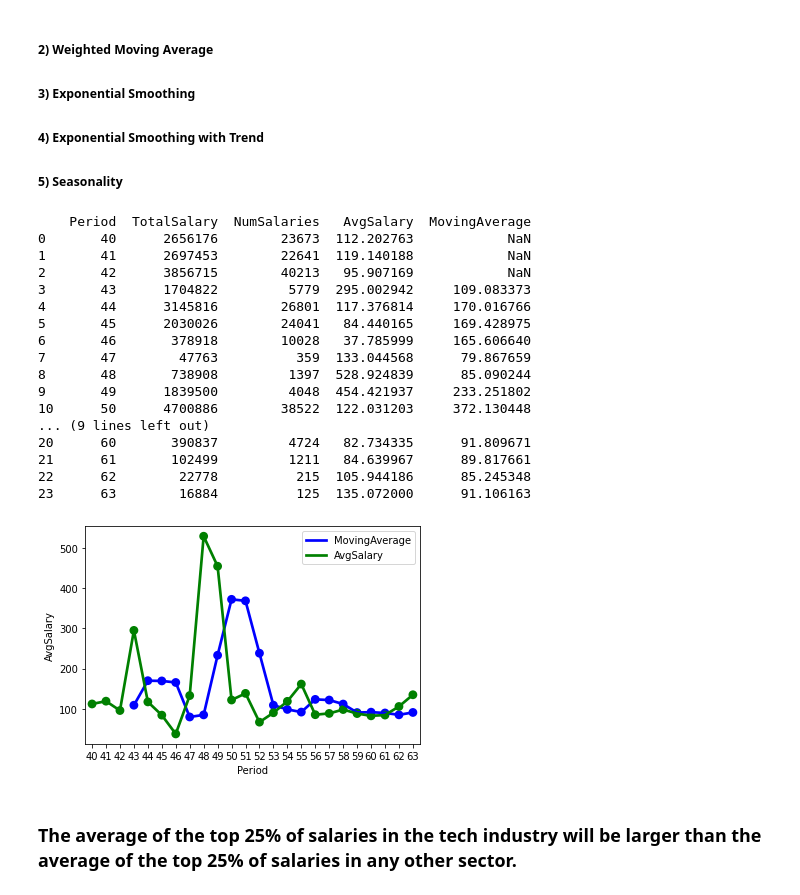
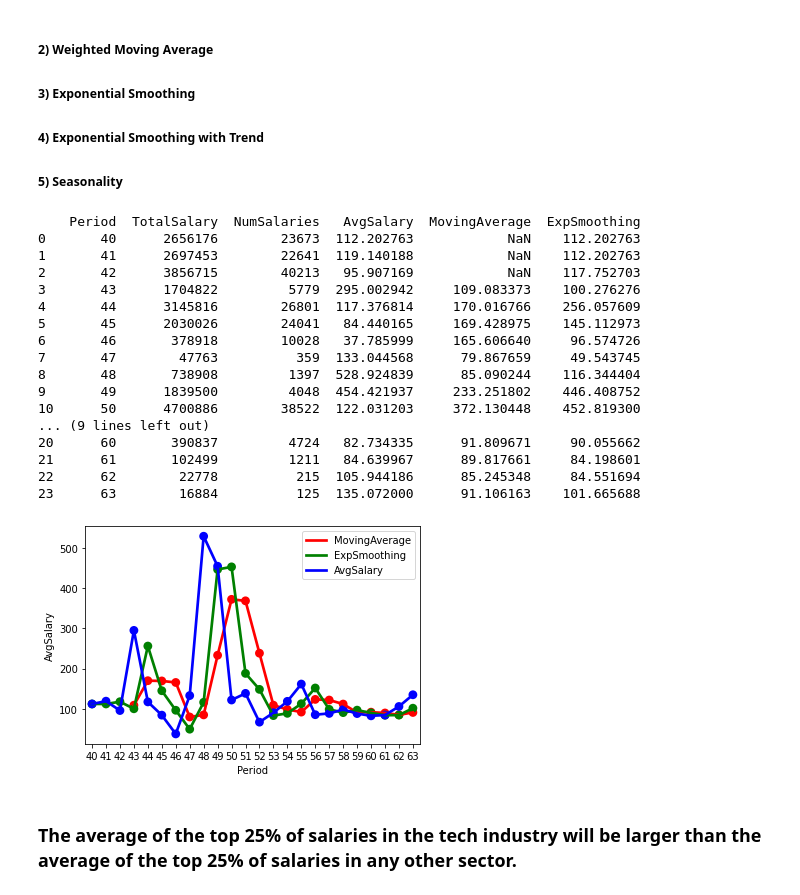
Before and after one commit to ErrolMc/3803-Assignment, a Jupyter notebook: Assignment/Assignment.ipynb, the cells around one changed output. Cells and saved outputs as stored; diff of their text form; code cells hidden in the pictures.

Commit message:
Added exp smoothing

```diff
--- a/Assignment/Assignment.ipynb
+++ b/Assignment/Assignment.ipynb
@@ -288,49 +289,62 @@ period_df["AvgSalary"] = period_df["TotalSalary"] / period_df["NumSalaries"]
 # %%
 def MovingAverage(df, column, newColumn, k):
     values = list()
     num_df = len(df)
     for m in range(0, num_df):
         if m < k:
             sale_predict = float('nan')
         else:
             history = df[column][m-k:m]
             sale_predict = history.mean()
         values.append(sale_predict)
 
     df[newColumn] = values
     return df
 
+def ExponentialSmoothing(df, column, newColumn, alpha):
+    values = [df[column][0]]
+    num_df = len(df)
+    for m in range(0, num_df):
+        predict = (alpha * df[column][m]) + ((1-alpha) * values[m])
+        values.append(predict)
+
+    df[newColumn] = values[0:len(values)-1] # HELP: do i use this?
+    #df[newColumn] = values[1:]             # or this?
+
+    return df
+
 period_df = MovingAverage(period_df, 'AvgSalary', 'MovingAverage', 3)
-
+period_df = ExponentialSmoothing(period_df, 'AvgSalary', 'ExpSmoothing', 0.8)
 print(period_df)
 
 f, ax = plt.subplots(1, 1)
-sns.pointplot(x='Period', y='MovingAverage', data=period_df, color='b')
-sns.pointplot(x='Period', y='AvgSalary', data=period_df, color='g')
-ax.legend(handles=ax.lines[::len(period_df)+1], labels=["MovingAverage", "AvgSalary"])
+sns.pointplot(x='Period', y='MovingAverage', data=period_df, color='r')
+sns.pointplot(x='Period', y='ExpSmoothing', data=period_df, color='g')
+sns.pointplot(x='Period', y='AvgSalary', data=period_df, color='b')
+ax.legend(handles=ax.lines[::len(period_df)+1], labels=["MovingAverage", "ExpSmoothing", "AvgSalary"])
 plt.show()
 
 #compression_opts = dict(method='zip', archive_name='export.csv')
 #salary_period_df.to_csv('export.zip', index=False, compression=compression_opts)
 # %% [output]
-    Period  TotalSalary  NumSalaries   AvgSalary  MovingAverage
-0       40      2656176        23673  112.202763            NaN
-1       41      2697453        22641  119.140188            NaN
-2       42      3856715        40213   95.907169            NaN
-3       43      1704822         5779  295.002942     109.083373
-4       44      3145816        26801  117.376814     170.016766
-5       45      2030026        24041   84.440165     169.428975
-6       46       378918        10028   37.785999     165.606640
-7       47        47763          359  133.044568      79.867659
-8       48       738908         1397  528.924839      85.090244
-9       49      1839500         4048  454.421937     233.251802
-10      50      4700886        38522  122.031203     372.130448
+    Period  TotalSalary  NumSalaries   AvgSalary  MovingAverage  ExpSmoothing
+0       40      2656176        23673  112.202763            NaN    112.202763
+1       41      2697453        22641  119.140188            NaN    112.202763
+2       42      3856715        40213   95.907169            NaN    117.752703
+3       43      1704822         5779  295.002942     109.083373    100.276276
+4       44      3145816        26801  117.376814     170.016766    256.057609
+5       45      2030026        24041   84.440165     169.428975    145.112973
+6       46       378918        10028   37.785999     165.606640     96.574726
+7       47        47763          359  133.044568      79.867659     49.543745
+8       48       738908         1397  528.924839      85.090244    116.344404
+9       49      1839500         4048  454.421937     233.251802    446.408752
+10      50      4700886        38522  122.031203     372.130448    452.819300
 ... (9 lines left out)
-20      60       390837         4724   82.734335      91.809671
-21      61       102499         1211   84.639967      89.817661
-22      62        22778          215  105.944186      85.245348
-23      63        16884          125  135.072000      91.106163
+20      60       390837         4724   82.734335      91.809671     90.055662
+21      61       102499         1211   84.639967      89.817661     84.198601
+22      62        22778          215  105.944186      85.245348     84.551694
+23      63        16884          125  135.072000      91.106163    101.665688
-[figure, old version]
+[figure, new version]
 # %% [markdown]
 ### The average of the top 25% of salaries in the tech industry will be larger than the average of the top 25% of salaries in any other sector.
 # %%
```
Also changed, not shown: parts of 1 cell of this notebook.
